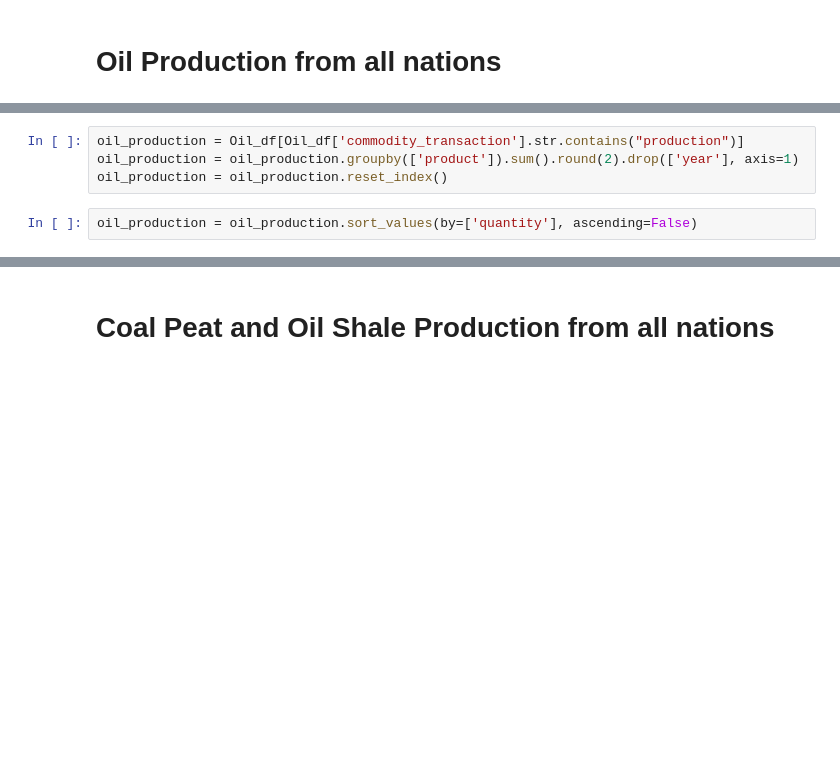
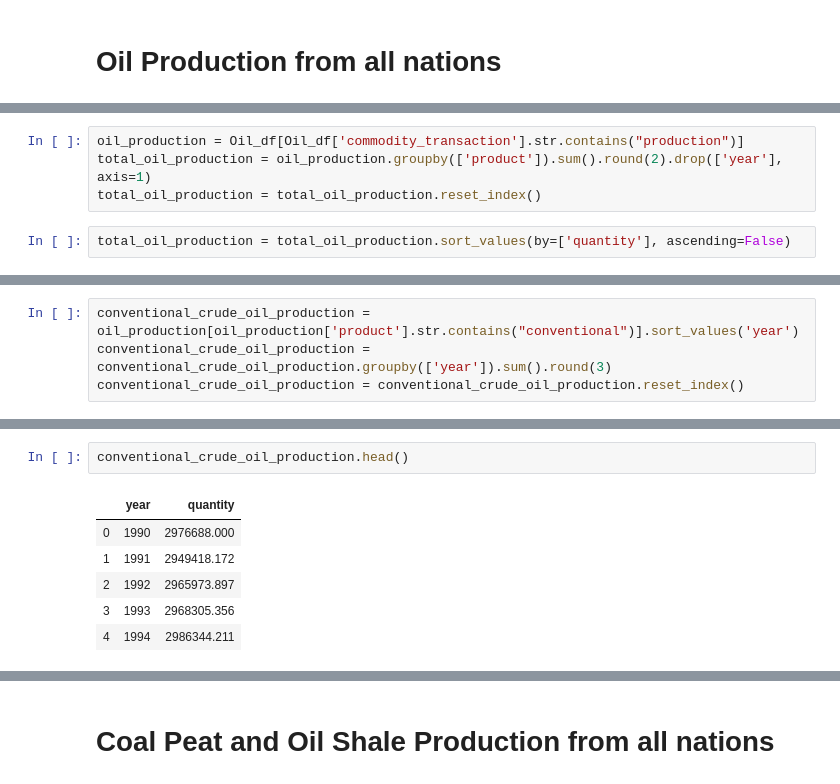
Before and after one commit to philipayazi/International-Energy-Statistics, a Jupyter notebook: International_Energy_Statistics.ipynb, the cells around one changed output, grey strips where cells are left out. Saved outputs shown, nothing was run; the diff lists cells and outputs as text; blank space fills up the shorter version.

Commit message:
updates to oil production

```diff
--- a/International_Energy_Statistics.ipynb
+++ b/International_Energy_Statistics.ipynb
@@ -262,8 +262,8 @@ Oil_df.head()
 | 4 | belgium | additives and oxygenates - exports | 2012 | Metric tons, thousand | 35.0 | additives_and_oxygenates | Oil |
 # %%
 oil_production = Oil_df[Oil_df['commodity_transaction'].str.contains("production")]
-oil_production = oil_production.groupby(['product']).sum().round(2).drop(['year'], axis=1)
-oil_production = oil_production.reset_index()
+total_oil_production = oil_production.groupby(['product']).sum().round(2).drop(['year'], axis=1)
+total_oil_production = total_oil_production.reset_index()
 # %%
-oil_production = oil_production.sort_values(by=['quantity'], ascending=False)
+total_oil_production = total_oil_production.sort_values(by=['quantity'], ascending=False)
 # %%
@@ -293,0 +302,4 @@ ax1.set_yscale('log')
+# %%
+conventional_crude_oil_production = oil_production[oil_production['product'].str.contains("conventional")].sort_values('year')
+conventional_crude_oil_production = conventional_crude_oil_production.groupby(['year']).sum().round(3)
+conventional_crude_oil_production = conventional_crude_oil_production.reset_index()
@@ -293,0 +332,9 @@ ax1.set_yscale('log')
+# %%
+conventional_crude_oil_production.head()
+# %% [output]
+|  | year | quantity |
+| 0 | 1990 | 2976688.000 |
+| 1 | 1991 | 2949418.172 |
+| 2 | 1992 | 2965973.897 |
+| 3 | 1993 | 2968305.356 |
+| 4 | 1994 | 2986344.211 |
```
Also changed, not shown: parts of 11 cells of this notebook.
